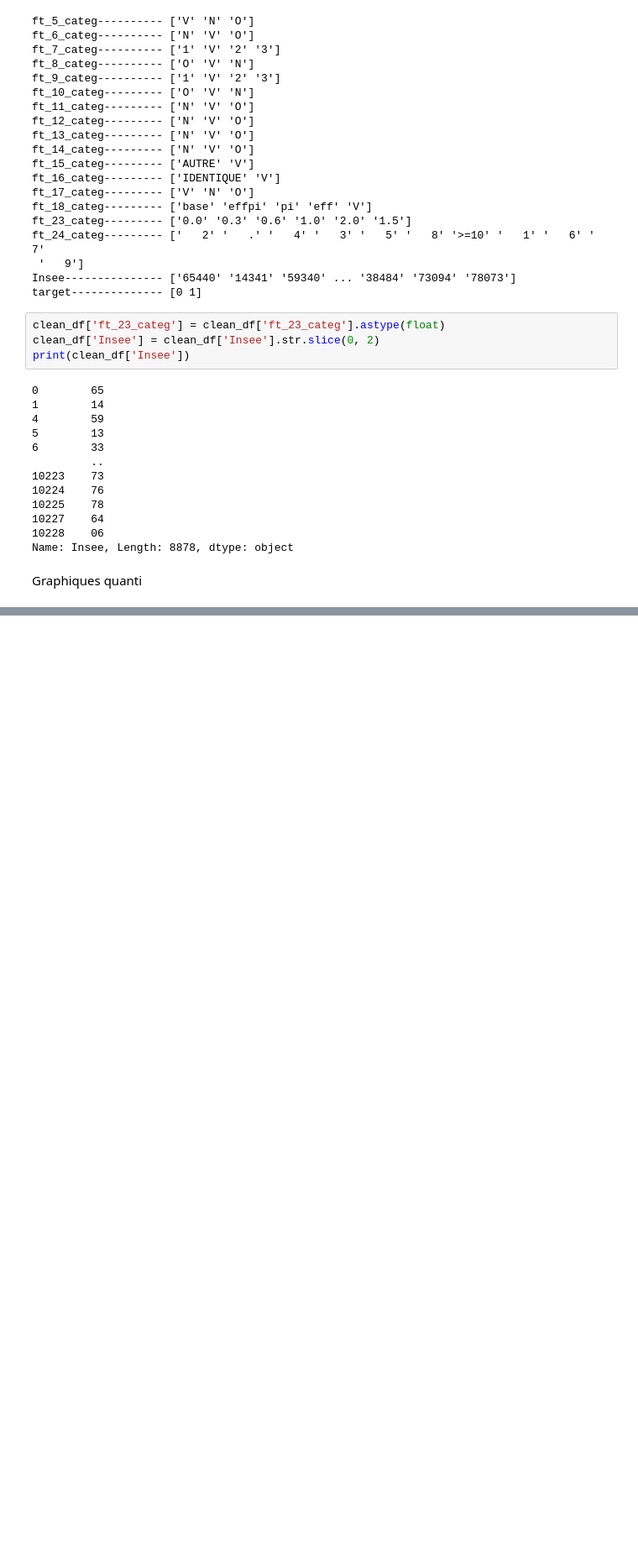
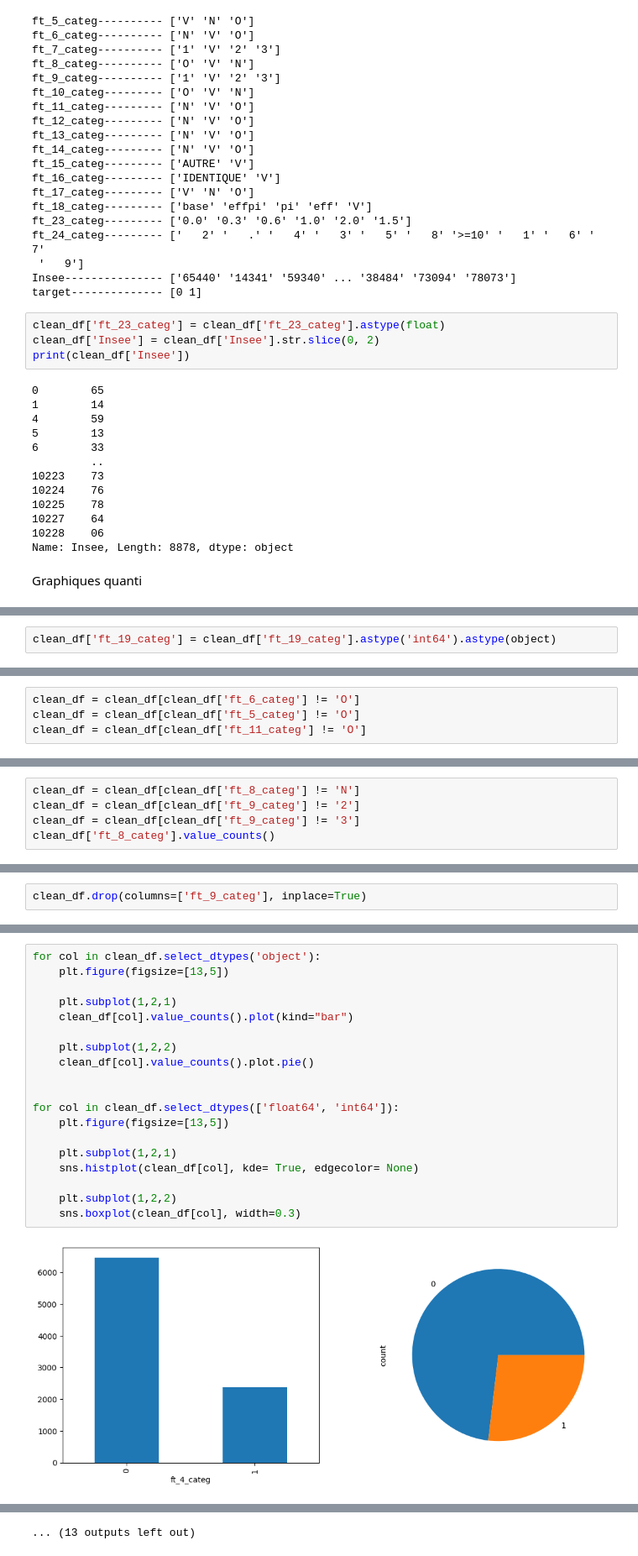
Before and after one commit to cosquerke/ing-nierie_data, a Jupyter notebook: projet_inge_data.ipynb, the cells around one changed output, grey strips where cells are left out. Shown at 84% size. Cells and saved outputs as stored; diff of their text form; blank space fills up the shorter version.

```diff
--- a/projet_inge_data.ipynb
+++ b/projet_inge_data.ipynb
@@ -241,0 +287,2 @@ for col in clean_df.select_dtypes('object'):
+# %%
+clean_df['ft_19_categ'] = clean_df['ft_19_categ'].astype('int64').astype(object)
@@ -241,0 +361,4 @@ for col in clean_df.select_dtypes('object'):
+# %%
+clean_df = clean_df[clean_df['ft_6_categ'] != 'O']
+clean_df = clean_df[clean_df['ft_5_categ'] != 'O']
+clean_df = clean_df[clean_df['ft_11_categ'] != 'O']
@@ -241,0 +422,5 @@ for col in clean_df.select_dtypes('object'):
+# %%
+clean_df = clean_df[clean_df['ft_8_categ'] != 'N']
+clean_df = clean_df[clean_df['ft_9_categ'] != '2']
+clean_df = clean_df[clean_df['ft_9_categ'] != '3']
+clean_df['ft_8_categ'].value_counts()
@@ -241,0 +485,2 @@ for col in clean_df.select_dtypes('object'):
+# %%
+clean_df.drop(columns=['ft_9_categ'], inplace=True)
@@ -241,0 +507,21 @@ for col in clean_df.select_dtypes('object'):
+# %%
+for col in clean_df.select_dtypes('object'):
+    plt.figure(figsize=[13,5])
+
+    plt.subplot(1,2,1)
+    clean_df[col].value_counts().plot(kind="bar")
+
+    plt.subplot(1,2,2)
+    clean_df[col].value_counts().plot.pie()
+
+
+for col in clean_df.select_dtypes(['float64', 'int64']):
+    plt.figure(figsize=[13,5])
+
+    plt.subplot(1,2,1)
+    sns.histplot(clean_df[col], kde= True, edgecolor= None)
+
+    plt.subplot(1,2,2)
+    sns.boxplot(clean_df[col], width=0.3)
+# %% [output]
+[figure, added]
@@ -241,0 +539 @@ for col in clean_df.select_dtypes('object'):
+... (13 outputs left out)
```
Also changed, not shown: parts of 46 cells of this notebook.
